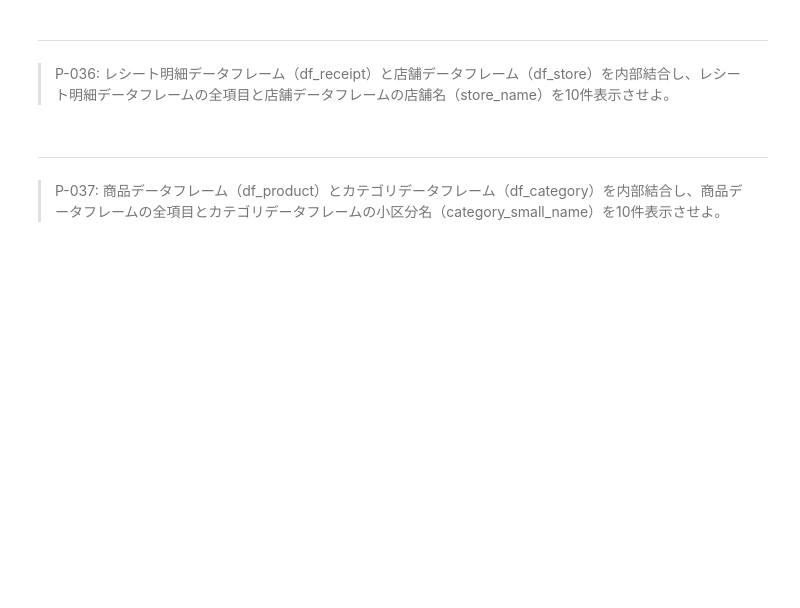
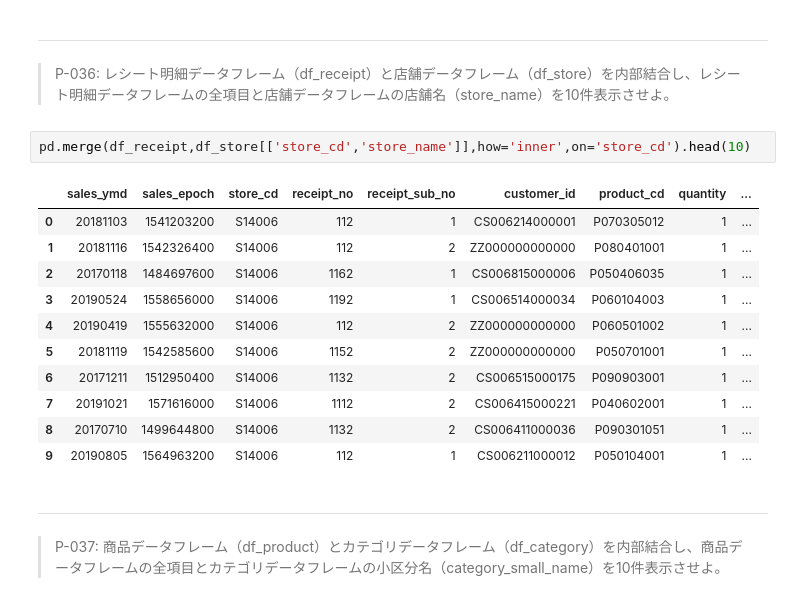
Before and after one commit to jackfrostwillbeking/100knocks-preprocess, a Jupyter notebook: docker/work/preprocess_knock_Python.ipynb, the cells around one changed output. Drawn from its saved outputs; the diff is of its cells as text; blank space fills up the shorter version.

```diff
--- a/docker/work/preprocess_knock_Python.ipynb
+++ b/docker/work/preprocess_knock_Python.ipynb
@@ -616,6 +616,20 @@ tmp[tmp['amount'] >= mean].head(10)
 # %% [markdown]
 ---
 > P-036: レシート明細データフレーム（df_receipt）と店舗データフレーム（df_store）を内部結合し、レシート明細データフレームの全項目と店舗データフレームの店舗名（store_name）を10件表示させよ。
+# %%
+pd.merge(df_receipt,df_store[['store_cd','store_name']],how='inner',on='store_cd').head(10)
+# %% [output]
+|  | sales_ymd | sales_epoch | store_cd | receipt_no | receipt_sub_no | customer_id | product_cd | quantity | ... |
+| 0 | 20181103 | 1541203200 | S14006 | 112 | 1 | CS006214000001 | P070305012 | 1 | ... |
+| 1 | 20181116 | 1542326400 | S14006 | 112 | 2 | ZZ000000000000 | P080401001 | 1 | ... |
+| 2 | 20170118 | 1484697600 | S14006 | 1162 | 1 | CS006815000006 | P050406035 | 1 | ... |
+| 3 | 20190524 | 1558656000 | S14006 | 1192 | 1 | CS006514000034 | P060104003 | 1 | ... |
+| 4 | 20190419 | 1555632000 | S14006 | 112 | 2 | ZZ000000000000 | P060501002 | 1 | ... |
+| 5 | 20181119 | 1542585600 | S14006 | 1152 | 2 | ZZ000000000000 | P050701001 | 1 | ... |
+| 6 | 20171211 | 1512950400 | S14006 | 1132 | 2 | CS006515000175 | P090903001 | 1 | ... |
+| 7 | 20191021 | 1571616000 | S14006 | 1112 | 2 | CS006415000221 | P040602001 | 1 | ... |
+| 8 | 20170710 | 1499644800 | S14006 | 1132 | 2 | CS006411000036 | P090301051 | 1 | ... |
+| 9 | 20190805 | 1564963200 | S14006 | 112 | 1 | CS006211000012 | P050104001 | 1 | ... |
 # %% [markdown]
 ---
 > P-037: 商品データフレーム（df_product）とカテゴリデータフレーム（df_category）を内部結合し、商品データフレームの全項目とカテゴリデータフレームの小区分名（category_small_name）を10件表示させよ。
```
Also changed, not shown: parts of 2 cells of this notebook.
